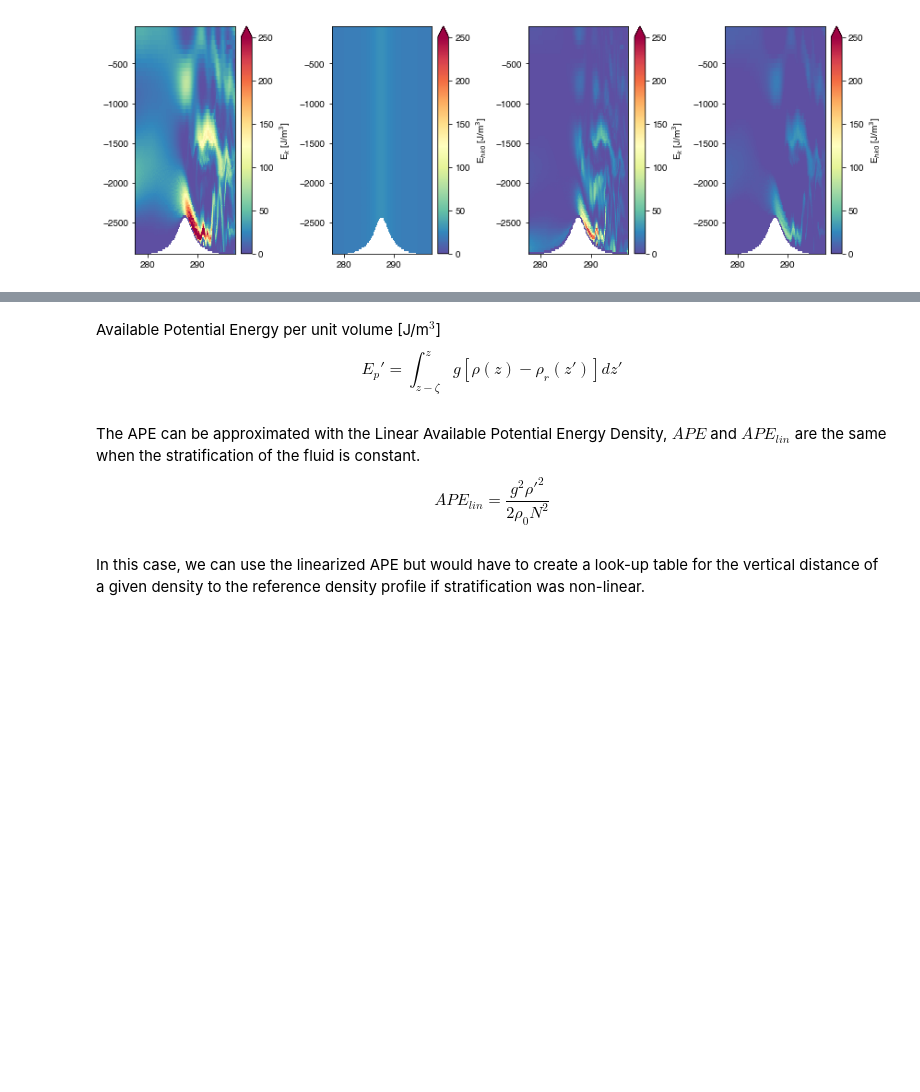
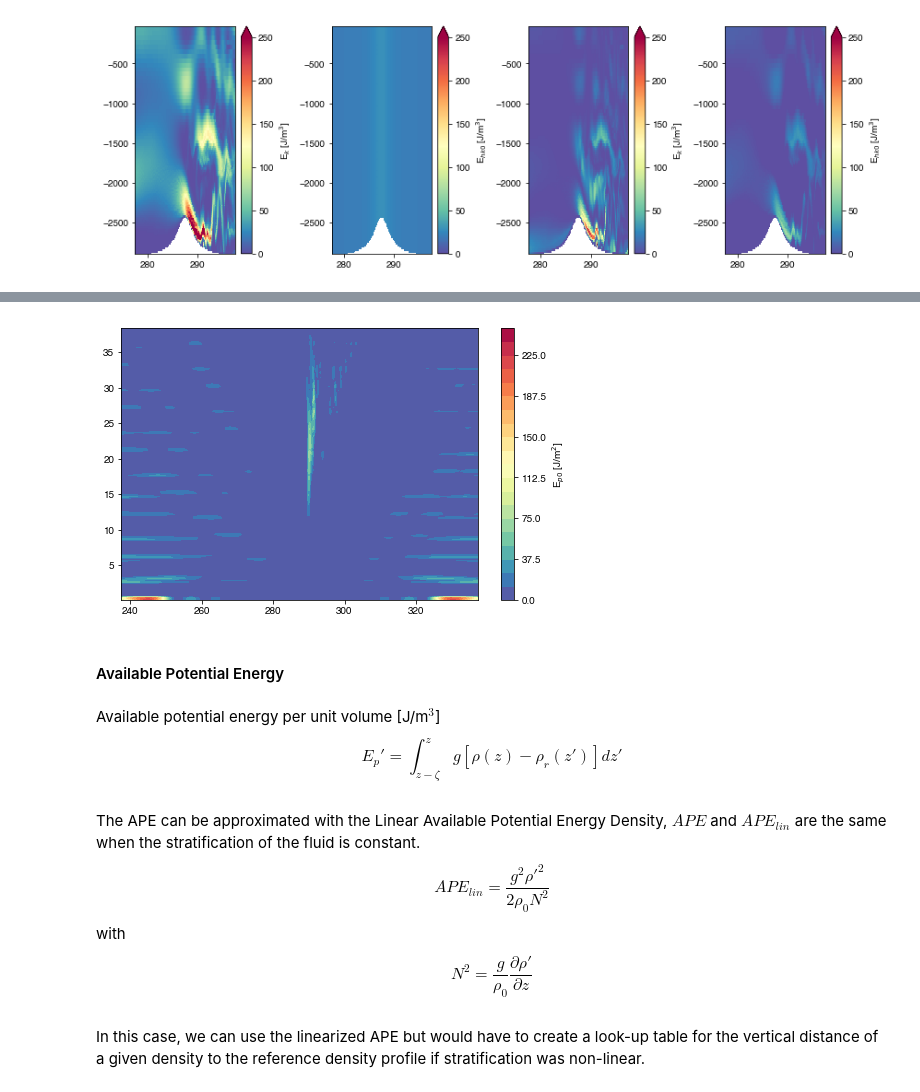
Before and after one commit to gunnarvoet/flow-across-bump, a Jupyter notebook: analysis/bump_analysis_energy.ipynb, the cells around one changed output, grey strips where cells are left out. Cells and saved outputs as stored; diff of their text form; code cells hidden in the pictures; blank space fills up the shorter version.

```diff
--- a/analysis/bump_analysis_energy.ipynb
+++ b/analysis/bump_analysis_energy.ipynb
@@ -67,8 +67,9 @@ def PlotField(F):
 ## Derive basic variables
 # %%
 # center of domain in km
-my = grid.Y.mean()/1000
-# print(my)
+my = grid.Y.values.mean()/1000
+# distance in km
+dist = grid.Y.values/1000
 # %%
 # Density
 rho0 = 9.998000000000000e02 # from STDOUT, e.g.: grep -A 1 'rho' STDOUT.0000
@@ -113,5 +114,12 @@ BathyMaskFNaN[BathyMaskF<1] = np.nan
 PPbt = np.tile(np.transpose(np.mean(PP*BathyMask,axis=1)),(100,1,1))
 PPbt = np.rollaxis(PPbt,2,0)
 PPbc = (PP-PPbt)*BathyMask
+# %%
+# interpolate eta to time vector of the other variables
+eta = np.squeeze((b6s.Eta.values[1:,:,:] + b6s.Eta.values[:-1,:,:]) / 2)
+# Calculate height of water column (depth + eta)
+tmp = np.tile(grid.Depth.values,(1,154))
+tmp = np.rollaxis(tmp,0,2)
+H = tmp+eta
 # %%
 phibot = b62.PHIBOT*rho0
@@ -117,0 +128,2 @@ phibot = b62.PHIBOT*rho0
+# %%
+time = b6['T'].values/3600
@@ -268,17 +300,23 @@ Perturbation Potential Energy [J/m$^2$]
 $$ \overline{E_{p0}} = \int_0^\eta \rho_0\, g\, z\, dz = 1/2\, \rho_0\, g\, \eta^2$$
 # %%
-Ep0 = np.squeeze(1/2*rho0*gravity*eta.values**2)
-Ep0.shape
+Ep0 = 0.5*rho0*gravity*eta**2
 # %%
 fig,ax = plt.subplots(figsize=(8,5))
-h = ax.pcolormesh(grid.Y/1e3,b6['T']/3600,Ep0,vmin=0,vmax=50,cmap='YlGnBu_r')
-plt.colorbar(h,extend='max',label='E$_{P0}$ [J/m$^2$]');
+h = ax.contourf(dist,time,Ep0,np.linspace(0,2.5e2,21),cmap='Spectral_r')
+plt.colorbar(h,extend='max',label='E$_{p0}$ [J/m$^2$]');
+CenterPlot()
+# %% [output]
+[figure, added]
+# %% [markdown]
+#### Available Potential Energy
 # %% [markdown]
-Available Potential Energy per unit volume [J/m$^3$]
+Available potential energy per unit volume [J/m$^3$]
 $$  E_p' = \int_{z-\zeta}^z g [\rho(z)-\rho_r(z')]dz' $$
 # %% [markdown]
 The APE can be approximated with the Linear Available Potential Energy Density, $APE$ and $APE_{lin}$ are the same when the stratification of the fluid is constant.
 $$ APE_{lin} = \frac{g^2 \rho'^2}{2 \rho_0 N^2} $$
+with
+$$ N^2 = \frac{g}{\rho_0} \frac{\partial \rho'}{\partial z}$$
 # %% [markdown]
 In this case, we can use the linearized APE but would have to create a look-up table for the vertical distance of a given density to the reference density profile if stratification was non-linear.
 # %%
```
Also changed, not shown: parts of 42 cells of this notebook.
